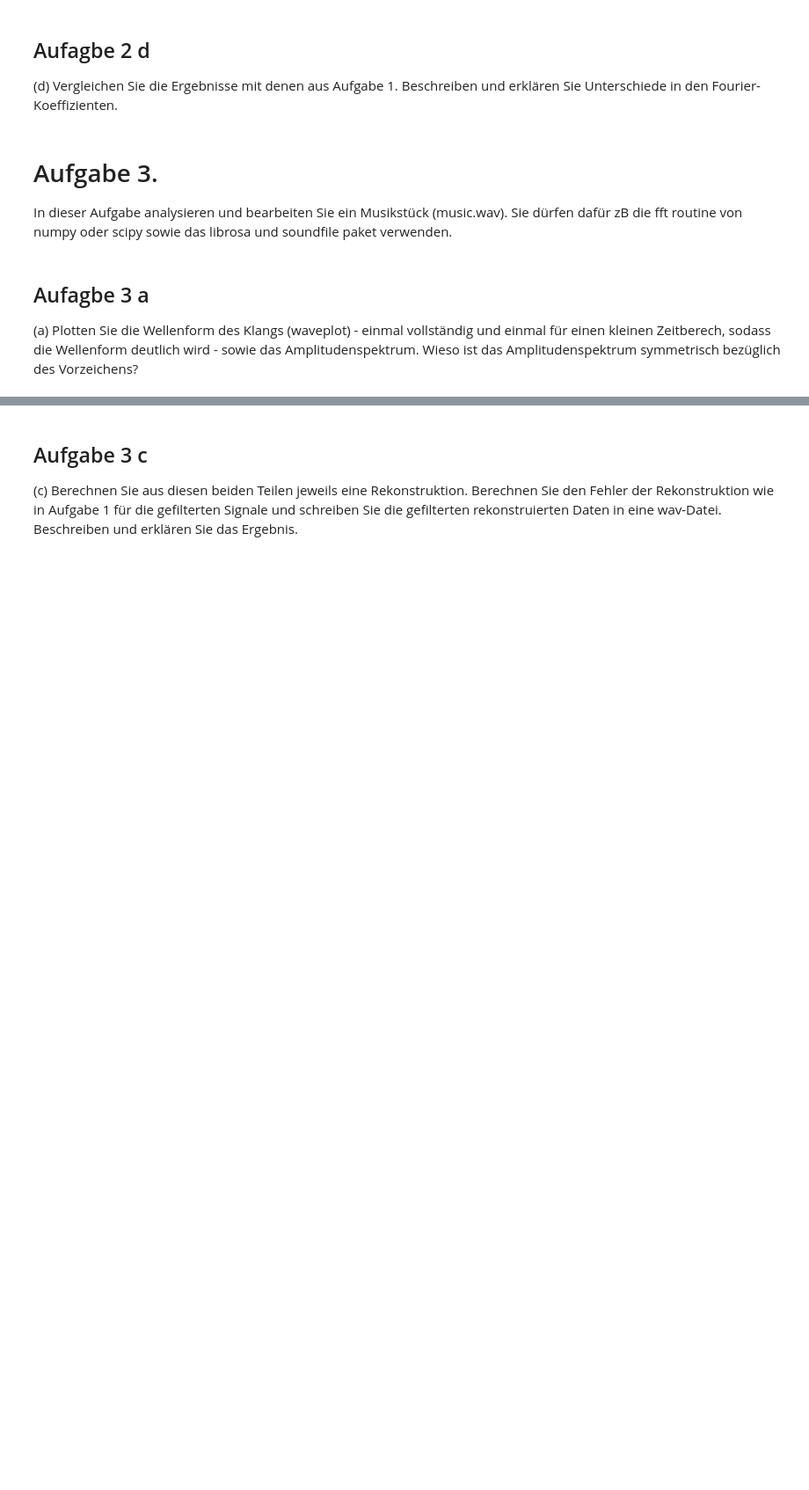
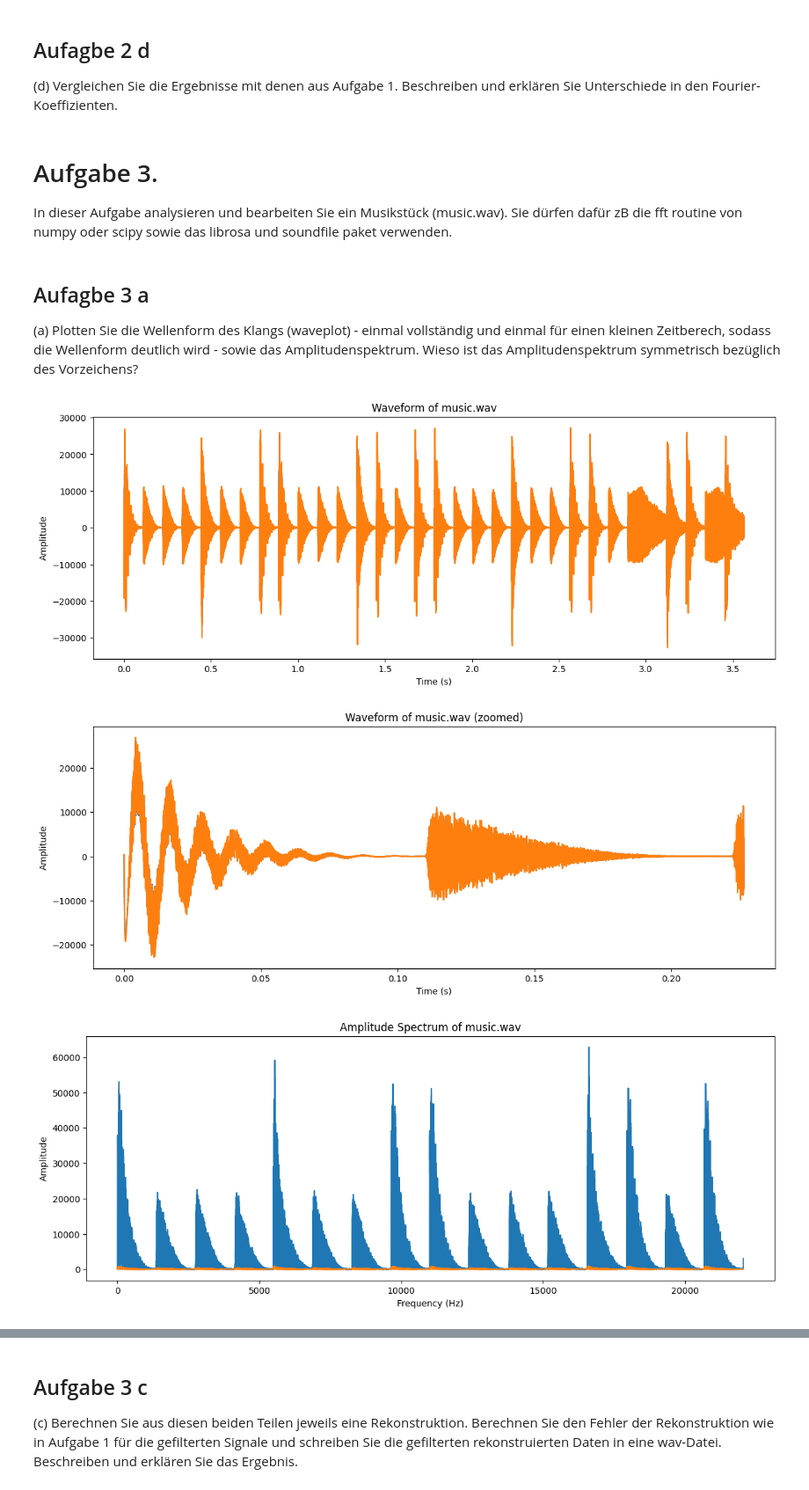
Before and after one commit to 7ben18/fhnw-vta-Vertiefende-Themen-der-Analysis, a Jupyter notebook: minichallenge2/vta-mc2.ipynb, the cells around one changed output, grey strips where cells are left out. Shown at 88% size. Drawn from its saved outputs; the diff is of its cells as text; code cells hidden in the pictures; blank space fills up the shorter version.

```diff
--- a/minichallenge2/vta-mc2.ipynb
+++ b/minichallenge2/vta-mc2.ipynb
@@ -402 +395,43 @@ Wieso ist das Amplitudenspektrum symmetrisch bezüglich des Vorzeichens?
+# %%
+# CODE
+import numpy as np
+import matplotlib.pyplot as plt
+from scipy.io import wavfile
+
+# Laden der Audiodatei
+sample_rate, data = wavfile.read('data/music.wav')
+
+# Berechnen der Zeitachse
+time = np.arange(0, len(data)) / sample_rate
+
+# Plot der vollständigen Wellenform
+plt.figure(figsize=(14,5))
+plt.plot(time, data)
+plt.xlabel('Time (s)')
+plt.ylabel('Amplitude')
+plt.title('Waveform of music.wav')
+plt.show()
+
+# Plot der Wellenform für einen kleinen Zeitbereich
+plt.figure(figsize=(14,5))
+plt.plot(time[:10000], data[:10000])
+plt.xlabel('Time (s)')
+plt.ylabel('Amplitude')
+plt.title('Waveform of music.wav (zoomed)')
+plt.show()
+
+# Berechnen des Amplitudenspektrums
+frequencies, amplitudes = np.fft.fftfreq(len(data), d=1/sample_rate), np.abs(np.fft.fft(data))
+
+# Plot des Amplitudenspektrums
+plt.figure(figsize=(14,5))
+plt.plot(frequencies[:len(frequencies)//2], amplitudes[:len(amplitudes)//2])
+plt.xlabel('Frequency (Hz)')
+plt.ylabel('Amplitude')
+plt.title('Amplitude Spectrum of music.wav')
+plt.show()
+# %% [output]
+[figure, added]
+[figure, added]
+[figure, added]
 # %% [markdown]
```
Also changed, not shown: parts of 17 cells of this notebook, 1 other file.
